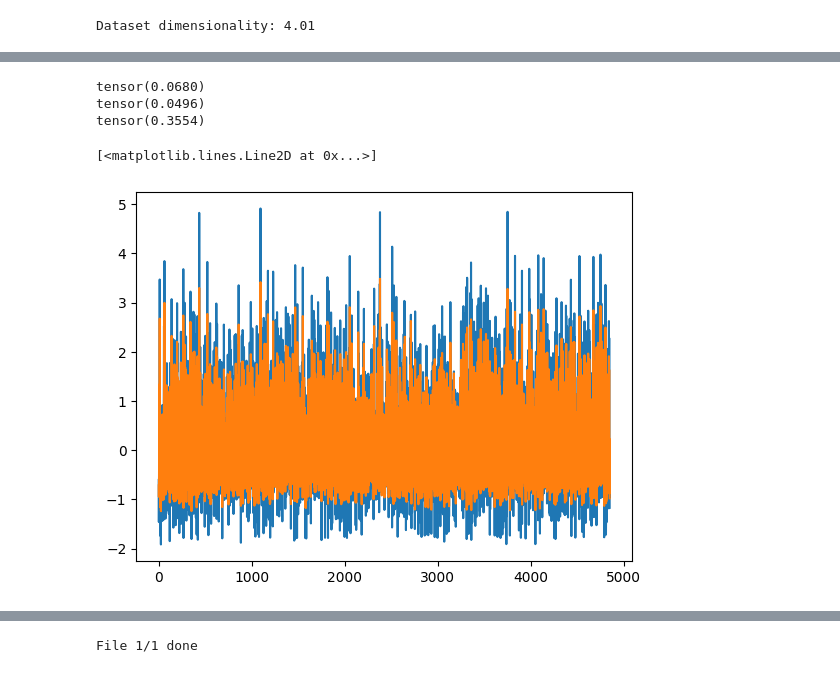
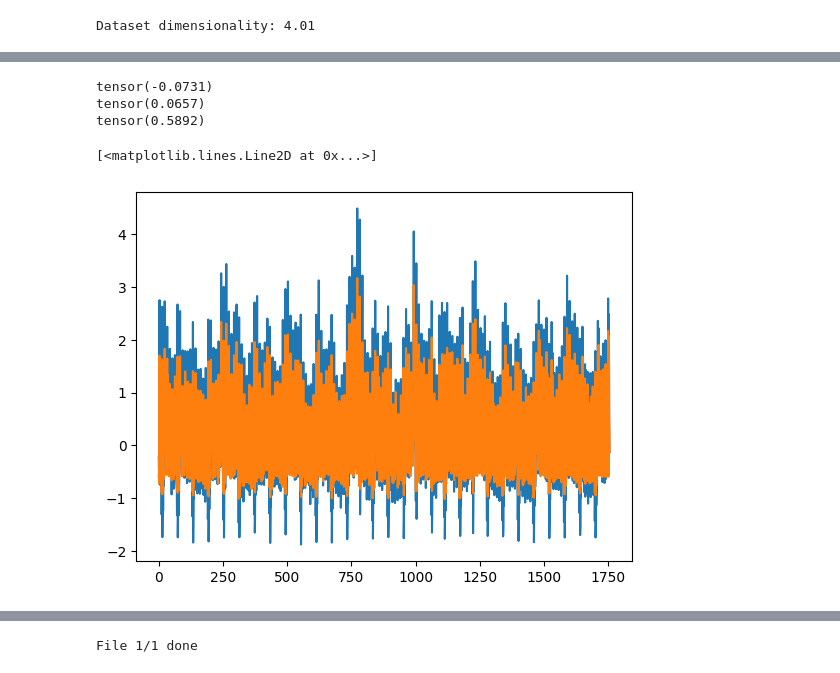
Before and after one commit to abiadf/silofuse_timeseries, a Jupyter notebook: wavestitch/wavestitch_runner.ipynb, the cells around one changed output, grey strips where cells are left out. Cells and saved outputs as stored; diff of their text form; code cells hidden in the pictures.

```diff
--- a/wavestitch/wavestitch_runner.ipynb
+++ b/wavestitch/wavestitch_runner.ipynb
@@ -151,13 +148,16 @@ test_df     = df.loc[preprocessor.test_indices]
 hierarchical_column_indices = training_df.columns.get_indexer(preprocessor.hierarchical_features_cyclic)
 
 X_tensor_train = torch.tensor(training_df.values, dtype=torch.float32)
-ae_dataset     = TensorDataset(X_tensor_train, X_tensor_train)
+train_dataset = TensorDataset(X_tensor_train, X_tensor_train)
 
-# AE split
-num_samples= len(ae_dataset)
-train_size = int(diffusion_args.data_split * num_samples)
-val_size   = num_samples - train_size
-train_dataset, val_dataset = random_split(ae_dataset, [train_size, val_size])
+X_tensor_test = torch.tensor(test_df.values, dtype=torch.float32)
+test_dataset = TensorDataset(X_tensor_test, X_tensor_test)
+
+# AE split (not needed anymore because )
+# num_samples= len(ae_dataset)
+# train_size = int(diffusion_args.data_split * num_samples)
+# val_size   = num_samples - train_size
+# train_dataset, val_dataset = random_split(ae_dataset, [train_size, val_size])
 # %% [output]
 Dataset dimensionality: 4.01
 # %%
@@ -188,7 +188,7 @@ Dataset dimensionality: 4.01
 # torch.save(autoencoder.state_dict(), filepath)
 
 input_size  = X_tensor_train.shape[1]
-filepath    = model_trainer.train_and_save_autoencoder(X_tensor_train, train_dataset, val_dataset, ae_args, dataset, device)
+filepath    = model_trainer.train_and_save_autoencoder(train_dataset, test_dataset, ae_args, dataset, device)
 autoencoder = ae.Autoencoder(input_size, ae_args.ae_layer1_dim, ae_args.ae_layer2_dim, ae_args.ae_latent_dim, ae_args.ae_dropout_prob)
 autoencoder.load_state_dict(torch.load(filepath))
 autoencoder.to(device)
@@ -205,41 +202,41 @@ Validation loss: 0.2186
 # %%
 """[sanity check] Apply AE latent-delatent the data"""
 
-ae_dataset = train_dataset #val_dataset
+ae_dataset = test_dataset
 loader     = DataLoader(ae_dataset, batch_size=ae_args.ae_batch_size, shuffle=False)
 
 autoencoder.eval()
 latents        = []
 reconstructed  = []
 X_input_batches= []
 
 with torch.no_grad():
     for batch in loader:
         x_input = batch[0].to(device)
         latent  = autoencoder.encode_to_latent(x_input)
         x_output= autoencoder.decode_from_latent(latent)
         latents.append(latent.cpu())
         reconstructed.append(x_output.cpu())
         X_input_batches.append(x_input.cpu())
 
 latents      = torch.cat(latents, dim=0)
 reconstructed= torch.cat(reconstructed, dim=0)
 X_input      = torch.cat(X_input_batches, dim=0)
 
 print(torch.mean(X_input))
 print(torch.mean(reconstructed))
 MAE = Losses.compute_MAE_loss(X_input, reconstructed)
 print(MAE)
 
 variate_to_plot = 1
 plt.plot(X_input[:, variate_to_plot])
 plt.plot(reconstructed[:, variate_to_plot])
 # %% [output]
-tensor(0.0680)
-tensor(0.0496)
-tensor(0.3554)
+tensor(-0.0731)
+tensor(0.0657)
+tensor(0.5892)
 [<matplotlib.lines.Line2D at 0x...>]
-[figure, old version]
+[figure, new version]
 # %%
 # """Training wavestitch diffusion (from training_wavestitch.py). Saves the model so no need to run this cell everytime"""
 
```
Also changed, not shown: parts of 12 cells of this notebook, 10 other files.
